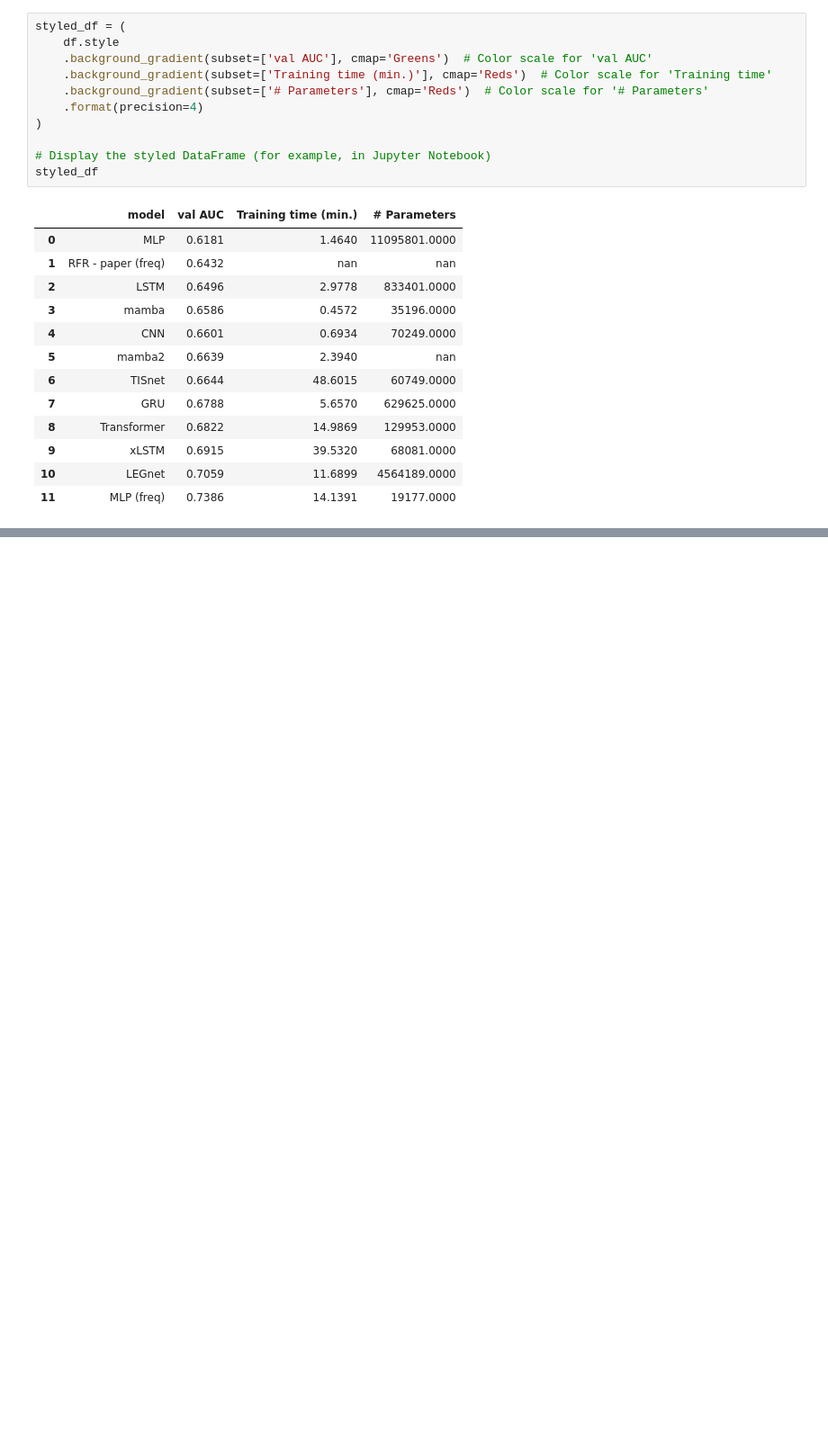
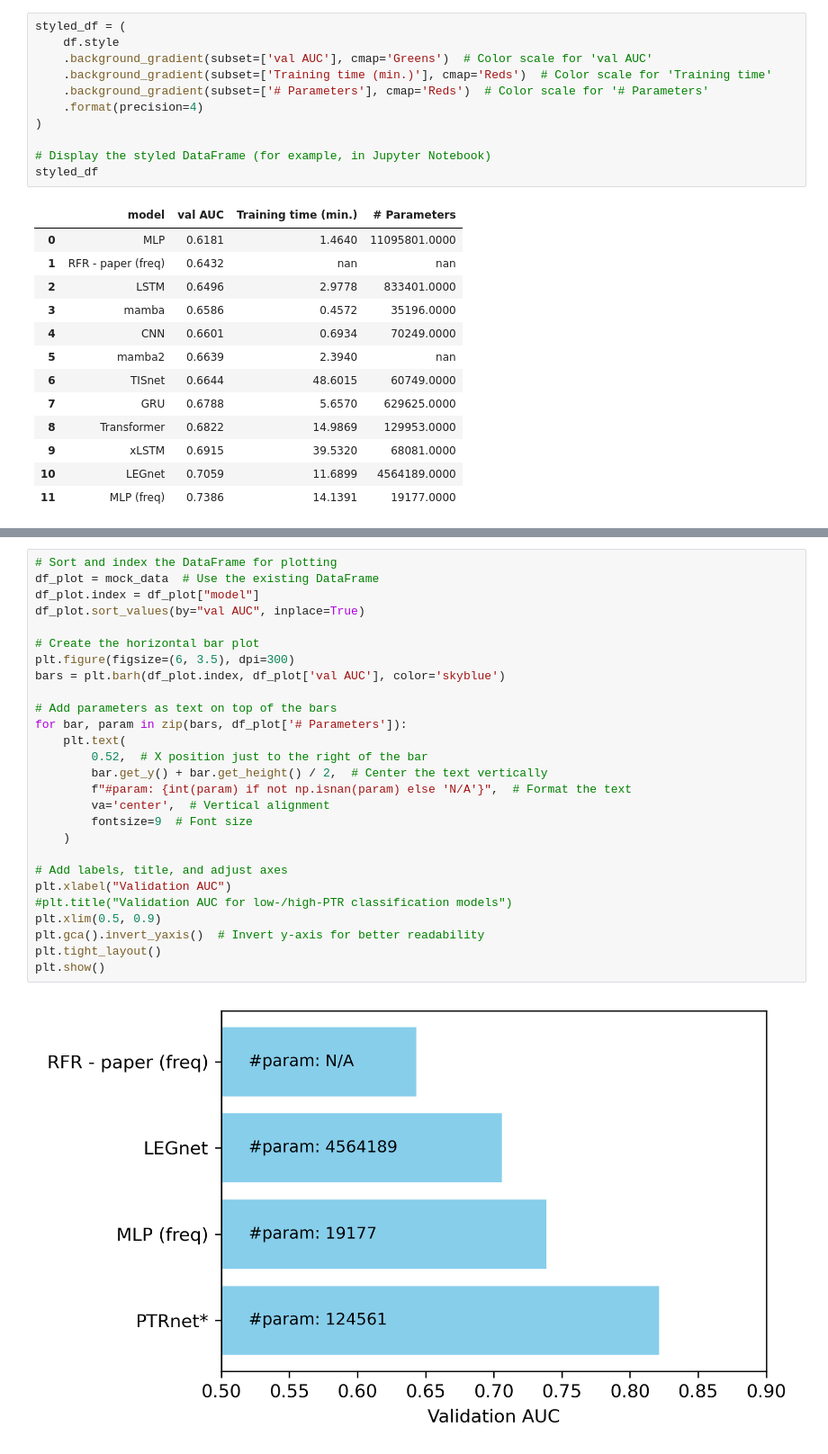
Before and after one commit to f-krause/master-thesis, a Jupyter notebook: experiments/preliminary_results.ipynb, the cells around one changed output, grey strips where cells are left out. Shown at 90% size. Cells and saved outputs as stored; diff of their text form; blank space fills up the shorter version.

```diff
--- a/experiments/preliminary_results.ipynb
+++ b/experiments/preliminary_results.ipynb
@@ -105,0 +131,29 @@ styled_df
+# %%
+# Sort and index the DataFrame for plotting
+df_plot = mock_data  # Use the existing DataFrame
+df_plot.index = df_plot["model"]
+df_plot.sort_values(by="val AUC", inplace=True)
+
+# Create the horizontal bar plot
+plt.figure(figsize=(6, 3.5), dpi=300)
+bars = plt.barh(df_plot.index, df_plot['val AUC'], color='skyblue')
+
+# Add parameters as text on top of the bars
+for bar, param in zip(bars, df_plot['# Parameters']):
+    plt.text(
+        0.52,  # X position just to the right of the bar
+        bar.get_y() + bar.get_height() / 2,  # Center the text vertically
+        f"#param: {int(param) if not np.isnan(param) else 'N/A'}",  # Format the text
+        va='center',  # Vertical alignment
+        fontsize=9  # Font size
+    )
+
+# Add labels, title, and adjust axes
+plt.xlabel("Validation AUC")
+#plt.title("Validation AUC for low-/high-PTR classification models")
+plt.xlim(0.5, 0.9)
+plt.gca().invert_yaxis()  # Invert y-axis for better readability
+plt.tight_layout()
+plt.show()
+# %% [output]
+[figure, added]
```
Also changed, not shown: parts of 2 cells of this notebook, 1 other file.
